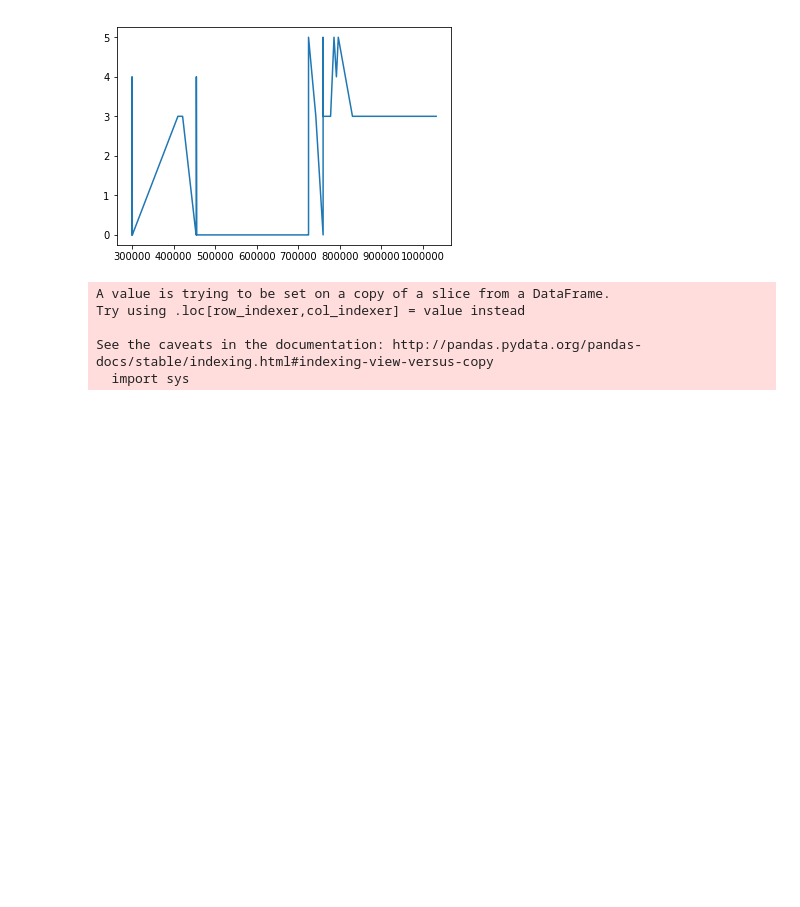
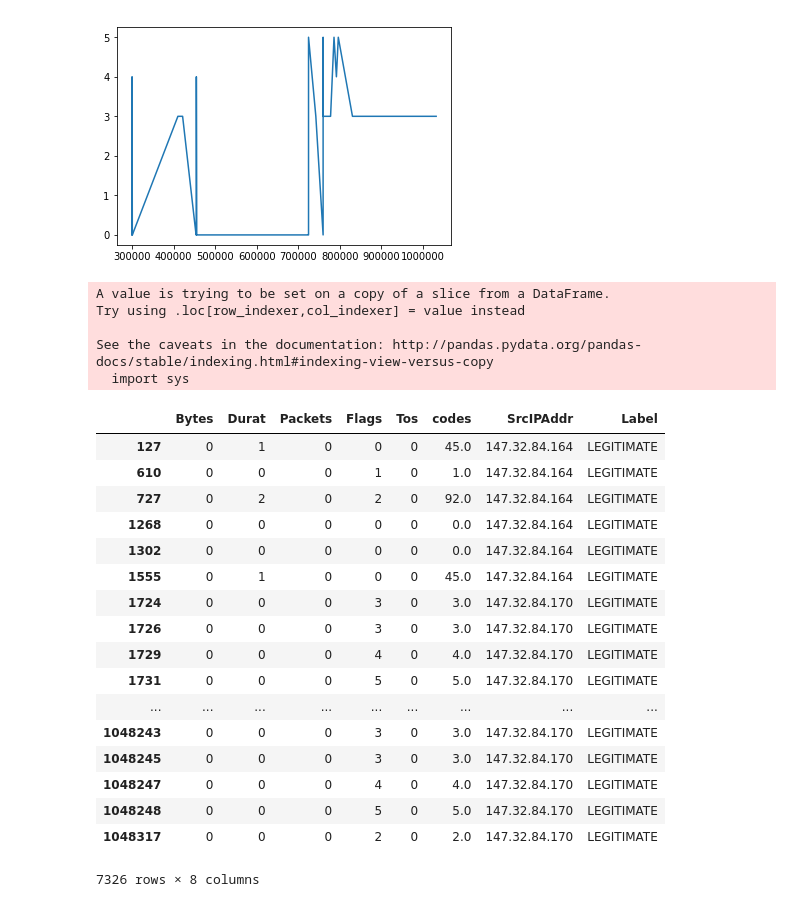
Before and after one commit to marius-pop0/CybeDataAnlaytics, a Jupyter notebook: Assignment3/flow_discretization2.ipynb, the cells around one changed output. Saved outputs shown, nothing was run; the diff lists cells and outputs as text; code cells hidden in the pictures; blank space fills up the shorter version.

```diff
--- a/Assignment3/flow_discretization2.ipynb
+++ b/Assignment3/flow_discretization2.ipynb
@@ -36,17 +36,17 @@ df.head()
 # malicious IP hosts
 # df[df['Label']=='Botnet']['SrcIPAddr'].value_counts()
 # we are taking most frequent ones (also mentioned in README)
-botnet_IPs = ['147.32.84.165', '147.32.84.209', '147.32.84.208']#, '147.32.84.207', '147.32.84.204', '147.32.84.206',
-#               '147.32.84.192', '147.32.84.191', '147.32.84.193', '147.32.84.205']
-normal_IPs = ['147.32.84.170', '147.32.84.134']#, '147.32.84.164', '147.32.87.36', '147.32.80.9', '147.32.87.11']
+train_botnet_IP = '147.32.84.165'
 
-df_dict = {}
-for ip in botnet_IPs:
-    df_dict[ip] = df[df['SrcIPAddr']==ip]
-print(df_dict.keys())
+botnet_IPs = np.array(['147.32.84.209', '147.32.84.208', '147.32.84.207', '147.32.84.204', '147.32.84.206'])#,
+#               '147.32.84.192', '147.32.84.191', '147.32.84.193', '147.32.84.205'])
+normal_IPs = np.array(['147.32.84.170', '147.32.84.134', '147.32.84.164'])#, '147.32.87.36', '147.32.80.9', '147.32.87.11'])
 
-df_dict_normal = {}
-for ip in normal_IPs:
-    df_dict_normal[ip] = df[df['SrcIPAddr']==ip]
-print(df_dict_normal.keys())
+all_IPs = np.concatenate(([train_botnet_IP], botnet_IPs, normal_IPs))
+
+print(all_IPs)
+
+df_all_IPs = df[df['SrcIPAddr'].isin(all_IPs)]
+
+df_all_IPs['SrcIPAddr'].value_counts()
 # %% [output]
@@ -167,7 +176,7 @@ def discretize(df):
         df_text[column] = labels
 
     df_discrete = pd.concat([df_text, df_numerical], axis=1)
-    df_discrete = df_discrete[['Prot','Bytes']]
+    df_discrete = df_discrete[['Bytes', 'Durat', 'Packets', 'Flags', 'Tos']]
     code = 0
     spaceSize = 1
     for column in df_discrete:
@@ -189,17 +198,30 @@ def discretize(df):
     df_discrete['codes'] = codes
     df = pd.concat([df_discrete,df[['SrcIPAddr','Label']]], axis=1)
     return df
-# %%
-discret_df = {}
-for key, value in df_dict.items():
-    discret_df[key] = discretize(value)
-
-discret_df_normal = {}
-for key, value in df_dict_normal.items():
-    discret_df_normal[key] = discretize(value)
-# %% [output]
-A value is trying to be set on a copy of a slice from a DataFrame.
-Try using .loc[row_indexer,col_indexer] = value instead
-
-See the caveats in the documentation: http://pandas.pydata.org/pandas-docs/stable/indexing.html#indexing-view-versus-copy
-  import sys
+# %%
+discret_df = discretize(df_all_IPs)
+discret_df
+# %% [output]
+A value is trying to be set on a copy of a slice from a DataFrame.
+Try using .loc[row_indexer,col_indexer] = value instead
+
+See the caveats in the documentation: http://pandas.pydata.org/pandas-docs/stable/indexing.html#indexing-view-versus-copy
+  import sys
+|  | Bytes | Durat | Packets | Flags | Tos | codes | SrcIPAddr | Label |
+| 127 | 0 | 1 | 0 | 0 | 0 | 45.0 | 147.32.84.164 | LEGITIMATE |
+| 610 | 0 | 0 | 0 | 1 | 0 | 1.0 | 147.32.84.164 | LEGITIMATE |
+| 727 | 0 | 2 | 0 | 2 | 0 | 92.0 | 147.32.84.164 | LEGITIMATE |
+| 1268 | 0 | 0 | 0 | 0 | 0 | 0.0 | 147.32.84.164 | LEGITIMATE |
+| 1302 | 0 | 0 | 0 | 0 | 0 | 0.0 | 147.32.84.164 | LEGITIMATE |
+| 1555 | 0 | 1 | 0 | 0 | 0 | 45.0 | 147.32.84.164 | LEGITIMATE |
+| 1724 | 0 | 0 | 0 | 3 | 0 | 3.0 | 147.32.84.170 | LEGITIMATE |
+| 1726 | 0 | 0 | 0 | 3 | 0 | 3.0 | 147.32.84.170 | LEGITIMATE |
+| 1729 | 0 | 0 | 0 | 4 | 0 | 4.0 | 147.32.84.170 | LEGITIMATE |
+| 1731 | 0 | 0 | 0 | 5 | 0 | 5.0 | 147.32.84.170 | LEGITIMATE |
+| ... | ... | ... | ... | ... | ... | ... | ... | ... |
+| 1048243 | 0 | 0 | 0 | 3 | 0 | 3.0 | 147.32.84.170 | LEGITIMATE |
+| 1048245 | 0 | 0 | 0 | 3 | 0 | 3.0 | 147.32.84.170 | LEGITIMATE |
+| 1048247 | 0 | 0 | 0 | 4 | 0 | 4.0 | 147.32.84.170 | LEGITIMATE |
+| 1048248 | 0 | 0 | 0 | 5 | 0 | 5.0 | 147.32.84.170 | LEGITIMATE |
+| 1048317 | 0 | 0 | 0 | 2 | 0 | 2.0 | 147.32.84.170 | LEGITIMATE |
+7326 rows × 8 columns
```
Also changed, not shown: parts of 11 cells of this notebook.
